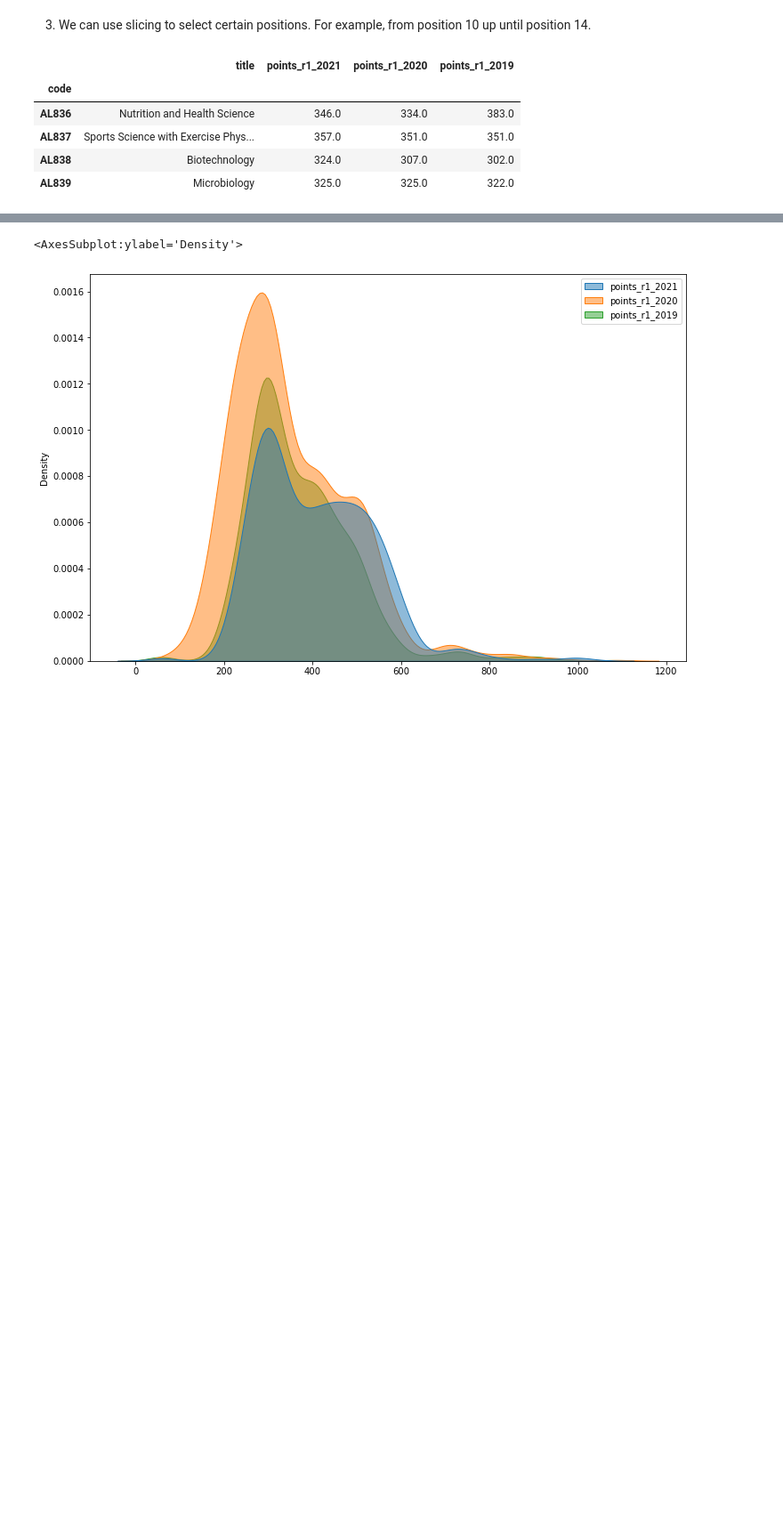
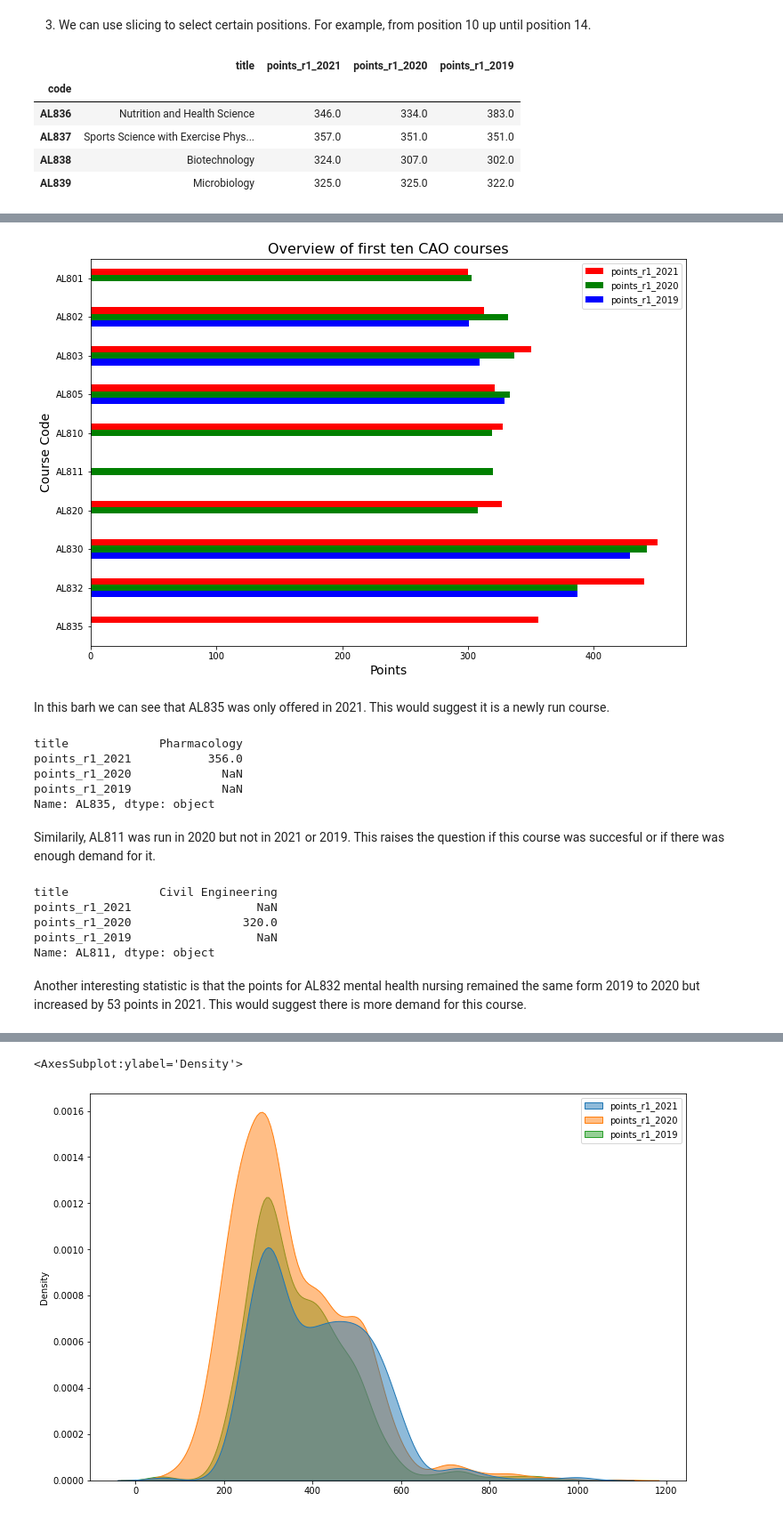
Before and after one commit to SarahMcN25/fundamentals, a Jupyter notebook: cao.ipynb, the cells around one changed output, grey strips where cells are left out. Shown at 89% size. Drawn from its saved outputs; the diff is of its cells as text; code cells hidden in the pictures; blank space fills up the shorter version.

Commit message:
finalise barh

```diff
--- a/cao.ipynb
+++ b/cao.ipynb
@@ -1358,0 +1400,35 @@ df.iloc[10:14]
+# %%
+# Horizontal bar plot.
+s = df.iloc[:10]
+
+ax = s.plot.barh(color={"points_r1_2021": "red", "points_r1_2020": "green", "points_r1_2019": "blue"})
+# invert y axis.
+ax.invert_yaxis()
+ax.set_title('Overview of first ten CAO courses', {'fontsize': '16'})
+ax.set_xlabel('Points', {'fontsize': '14'})
+ax.set_ylabel('Course Code', {'fontsize': '14'})
+plt.show()
+# %% [output]
+[figure, added]
+# %% [markdown]
+In this barh we can see that AL835 was only offered in 2021. This would suggest it is a newly run course.
+# %%
+df.loc['AL835']
+# %% [output]
+title             Pharmacology
+points_r1_2021           356.0
+points_r1_2020             NaN
+points_r1_2019             NaN
+Name: AL835, dtype: object
+# %% [markdown]
+Similarily, AL811 was run in 2020 but not in 2021 or 2019. This raises the question if this course was succesful or if there was enough demand for it.
+# %%
+df.loc['AL811']
+# %% [output]
+title             Civil Engineering
+points_r1_2021                  NaN
+points_r1_2020                320.0
+points_r1_2019                  NaN
+Name: AL811, dtype: object
+# %% [markdown]
+Another interesting statistic is that the points for AL832 mental health nursing remained the same form 2019 to 2020 but increased by 53 points in 2021. This would suggest there is more demand for this course.
```
Also changed, not shown: parts of 20 cells of this notebook, 5 other files.
